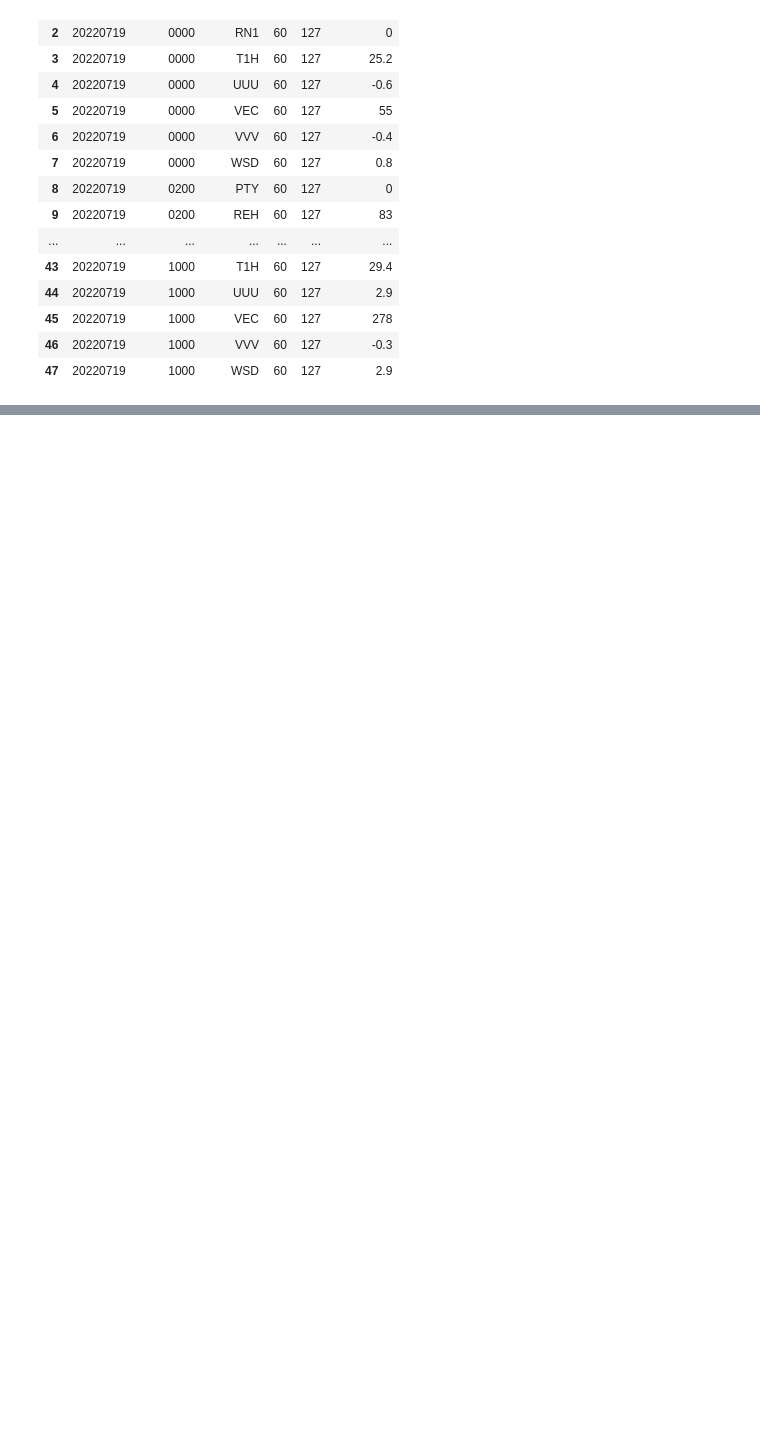
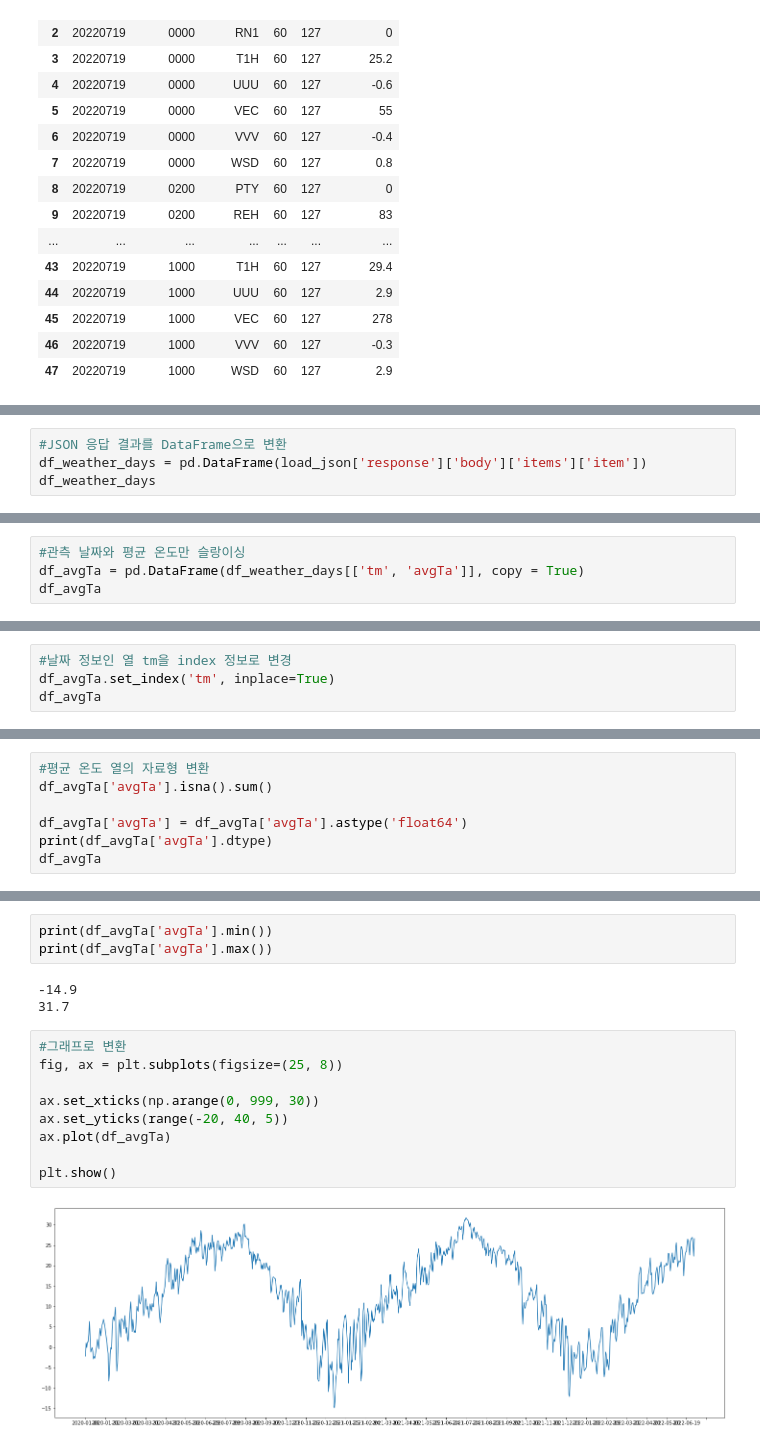
Before and after one commit to NohJangHyun/2022-DataCampus, a Jupyter notebook: 3. 데이터 처리 분석/7.19 JSON과 공공데이터 실습.ipynb, the cells around one changed output, grey strips where cells are left out. Cells and saved outputs as stored; diff of their text form; blank space fills up the shorter version.

```diff
--- a/3. 데이터 처리 분석/7.19 JSON과 공공데이터 실습.ipynb
+++ b/3. 데이터 처리 분석/7.19 JSON과 공공데이터 실습.ipynb
@@ -187,0 +205,4 @@ df_weather
+# %%
+#JSON 응답 결과를 DataFrame으로 변환
+df_weather_days = pd.DataFrame(load_json['response']['body']['items']['item'])
+df_weather_days
@@ -187,0 +223,4 @@ df_weather
+# %%
+#관측 날짜와 평균 온도만 슬랑이싱
+df_avgTa = pd.DataFrame(df_weather_days[['tm', 'avgTa']], copy = True)
+df_avgTa
@@ -187,0 +241,4 @@ df_weather
+# %%
+#날짜 정보인 열 tm을 index 정보로 변경
+df_avgTa.set_index('tm', inplace=True)
+df_avgTa
@@ -187,0 +247,7 @@ df_weather
+# %%
+#평균 온도 열의 자료형 변환
+df_avgTa['avgTa'].isna().sum()
+
+df_avgTa['avgTa'] = df_avgTa['avgTa'].astype('float64')
+print(df_avgTa['avgTa'].dtype)
+df_avgTa
@@ -187,0 +270,17 @@ df_weather
+# %%
+print(df_avgTa['avgTa'].min())
+print(df_avgTa['avgTa'].max())
+# %% [output]
+-14.9
+31.7
+# %%
+#그래프로 변환
+fig, ax = plt.subplots(figsize=(25, 8))
+
+ax.set_xticks(np.arange(0, 999, 30))
+ax.set_yticks(range(-20, 40, 5))
+ax.plot(df_avgTa)
+
+plt.show()
+# %% [output]
+[figure, added]
```
Also changed, not shown: parts of 8 cells of this notebook.
